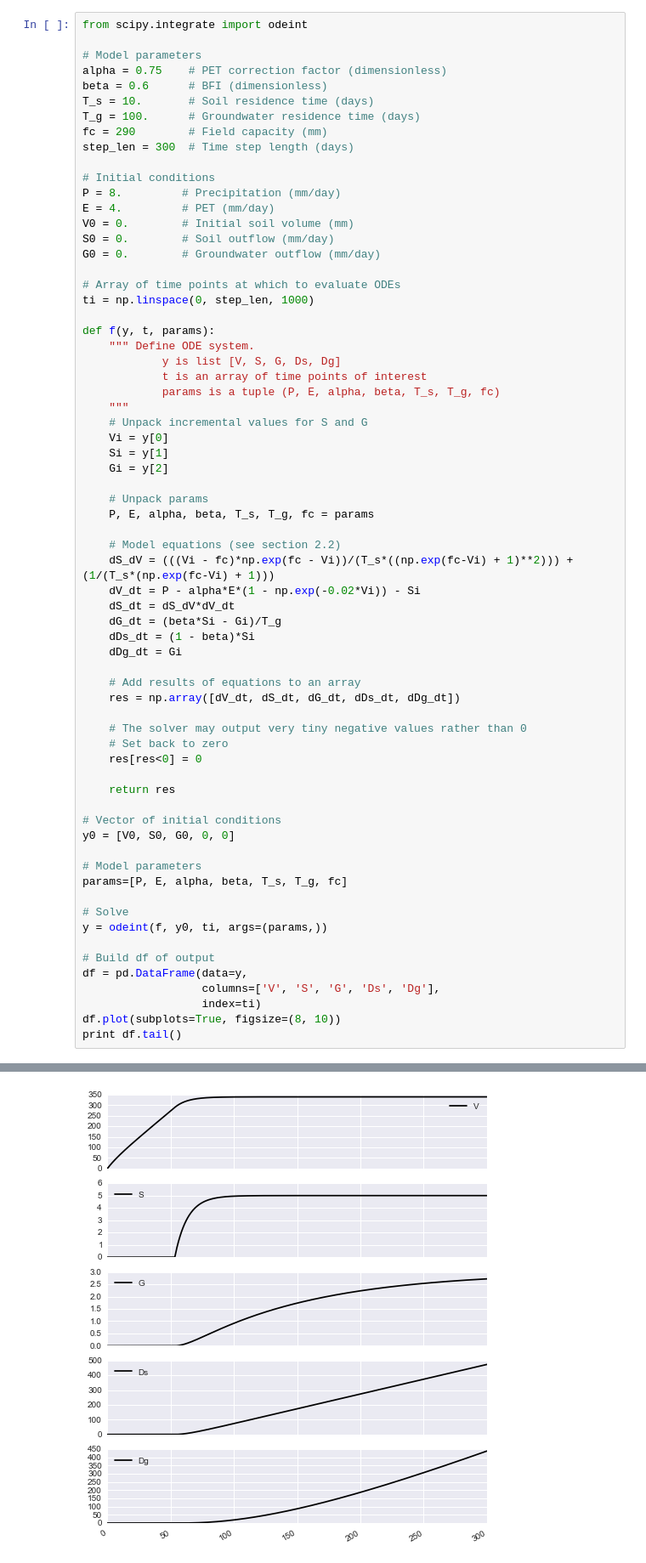
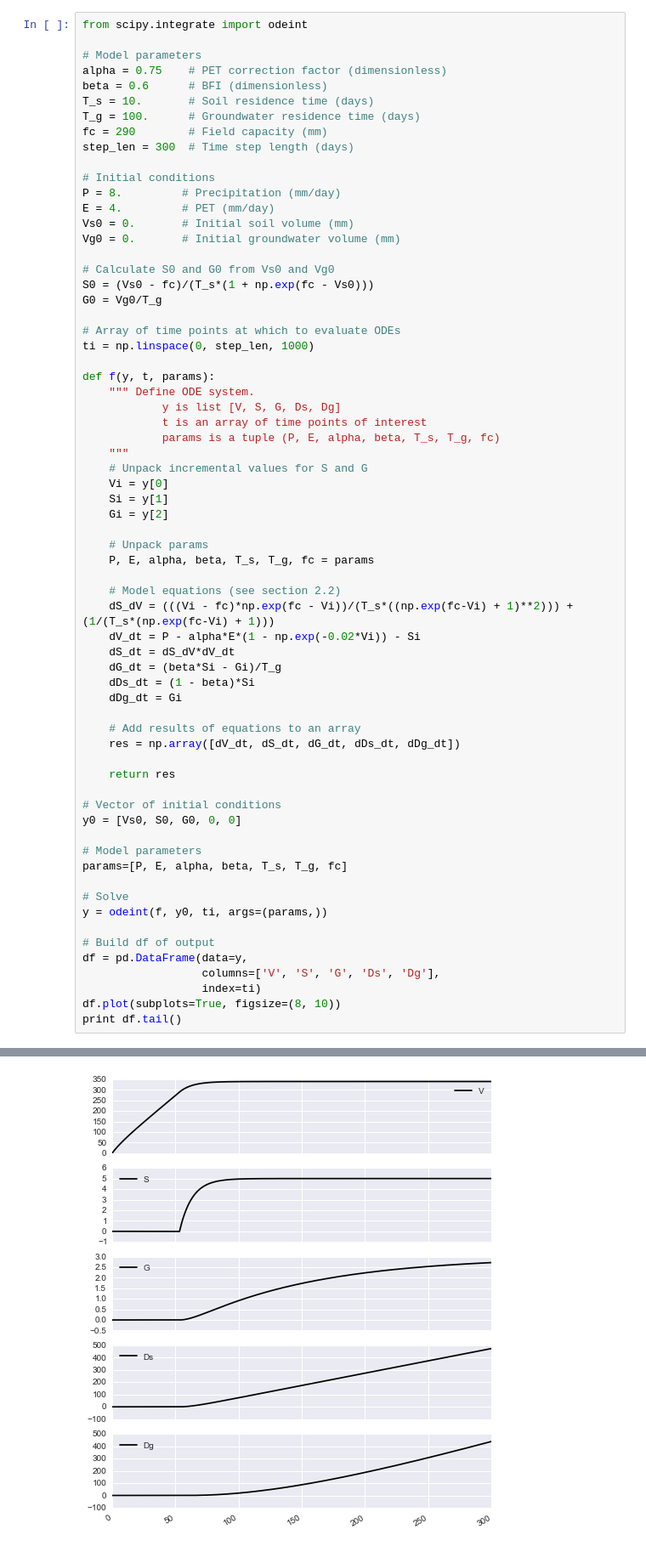
Before and after one commit to JamesSample/enviro_mod_notes, a Jupyter notebook: notebooks/05_Beyond_Metropolis.ipynb, the cells around one changed output, grey strips where cells are left out. Shown: that part at 85% size. Cells and saved outputs as stored; diff of their text form.

```diff
--- a/notebooks/05_Beyond_Metropolis.ipynb
+++ b/notebooks/05_Beyond_Metropolis.ipynb
@@ -251,9 +251,12 @@ step_len = 300  # Time step length (days)
 # Initial conditions
 P = 8.         # Precipitation (mm/day)
 E = 4.         # PET (mm/day)
-V0 = 0.        # Initial soil volume (mm)
-S0 = 0.        # Soil outflow (mm/day)
-G0 = 0.        # Groundwater outflow (mm/day)
+Vs0 = 0.       # Initial soil volume (mm)
+Vg0 = 0.       # Initial groundwater volume (mm)
+
+# Calculate S0 and G0 from Vs0 and Vg0
+S0 = (Vs0 - fc)/(T_s*(1 + np.exp(fc - Vs0)))
+G0 = Vg0/T_g
 
 # Array of time points at which to evaluate ODEs
 ti = np.linspace(0, step_len, 1000)
@@ -283,14 +286,10 @@ def f(y, t, params):
     # Add results of equations to an array
     res = np.array([dV_dt, dS_dt, dG_dt, dDs_dt, dDg_dt])
 
-    # The solver may output very tiny negative values rather than 0
-    # Set back to zero
-    res[res<0] = 0
-
     return res
 
 # Vector of initial conditions
-y0 = [V0, S0, G0, 0, 0]
+y0 = [Vs0, S0, G0, 0, 0]
 
 # Model parameters
 params=[P, E, alpha, beta, T_s, T_g, fc]
@@ -314,4 +313,4 @@ print df.tail()
-[figure, old version]
+[figure, new version]
 # %% [markdown]
 It's worth considering these plots in detail to understand what's going on. The soil and groundwaetr buckets are initially empty, and the rates of precipitation and **potential** evapotranspiration are held constant at $8 \; mm/day$ and $4 \; mm/day$, respectively. For PET we also applied a correction factor, $\alpha = 0.75$, so the modified PET rate is really $3 \; mm/day$. However, because the soil is initially dry, the **actual** evapotranspiration is reduced to **zero** by our correcting function, $f(V_s)$. Also, because the soil water level is below field capacity, the function $g(V_s)$ keeps the soil drainage at zero, so no water drains either to the groundwater reservoir or to the stream.
 
```
Also changed, not shown: parts of 2 cells of this notebook.
